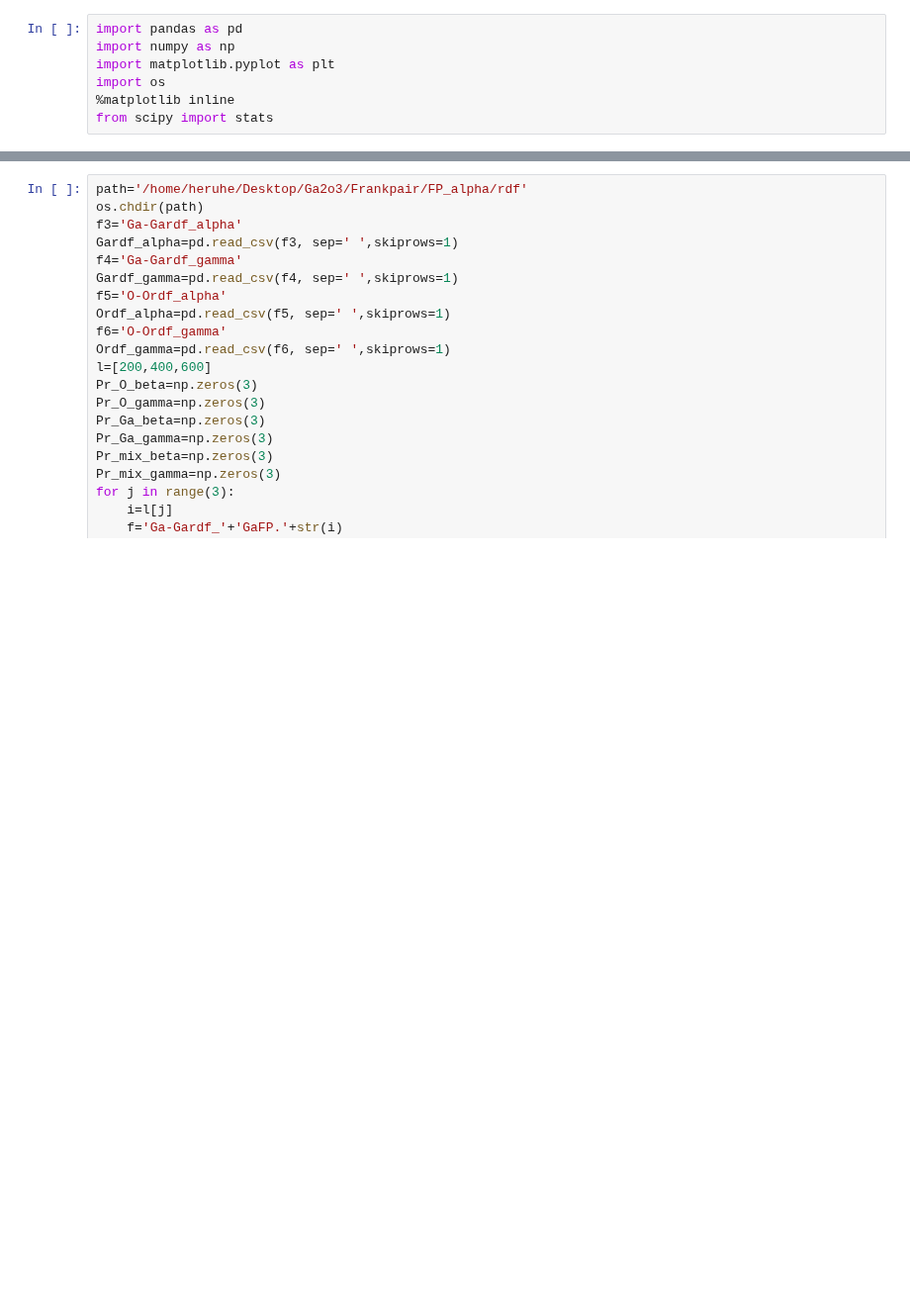
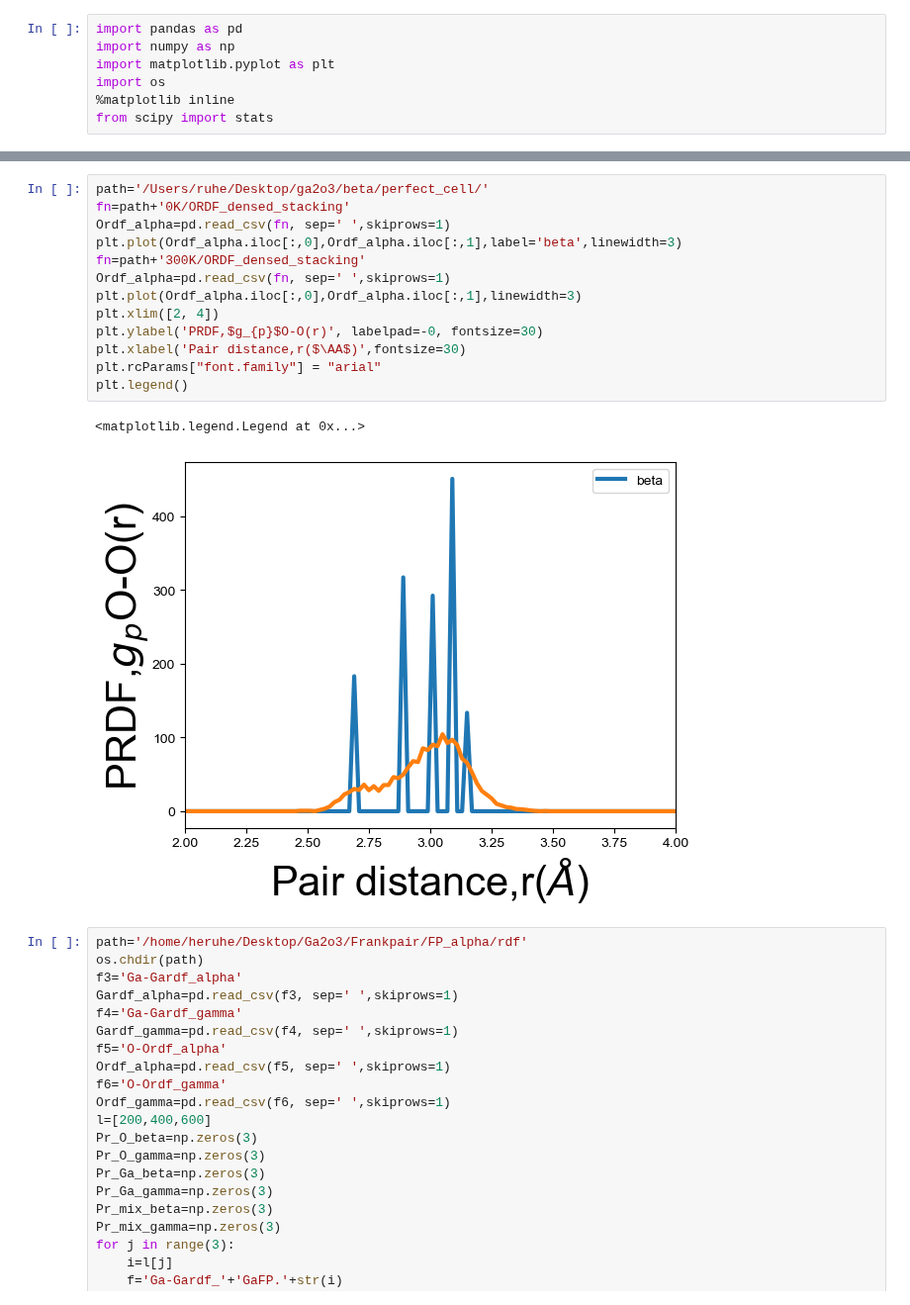
Before and after one commit to HE-RU10/ga2o3, a Jupyter notebook: alpha.ipynb, the cells around one changed output, grey strips where cells are left out. Shown at 99% size. Cells and saved outputs as stored; diff of their text form; blank space fills up the shorter version.

```diff
--- a/alpha.ipynb
+++ b/alpha.ipynb
@@ -8,3 +65,19 @@ from scipy import stats
+# %%
+path='/Users/ruhe/Desktop/ga2o3/beta/perfect_cell/'
+fn=path+'0K/ORDF_densed_stacking'
+Ordf_alpha=pd.read_csv(fn, sep=' ',skiprows=1)
+plt.plot(Ordf_alpha.iloc[:,0],Ordf_alpha.iloc[:,1],label='beta',linewidth=3)
+fn=path+'300K/ORDF_densed_stacking'
+Ordf_alpha=pd.read_csv(fn, sep=' ',skiprows=1)
+plt.plot(Ordf_alpha.iloc[:,0],Ordf_alpha.iloc[:,1],linewidth=3)
+plt.xlim([2, 4])
+plt.ylabel('PRDF,$g_{p}$O-O(r)', labelpad=-0, fontsize=30)
+plt.xlabel('Pair distance,r($\AA$)',fontsize=30)
+plt.rcParams["font.family"] = "arial"
+plt.legend()
+# %% [output]
+<matplotlib.legend.Legend at 0x...>
+[figure, added]
 # %%
 path='/home/heruhe/Desktop/Ga2o3/Frankpair/FP_alpha/rdf'
 os.chdir(path)
```
Also changed, not shown: parts of 4 cells of this notebook, 4 other files.
